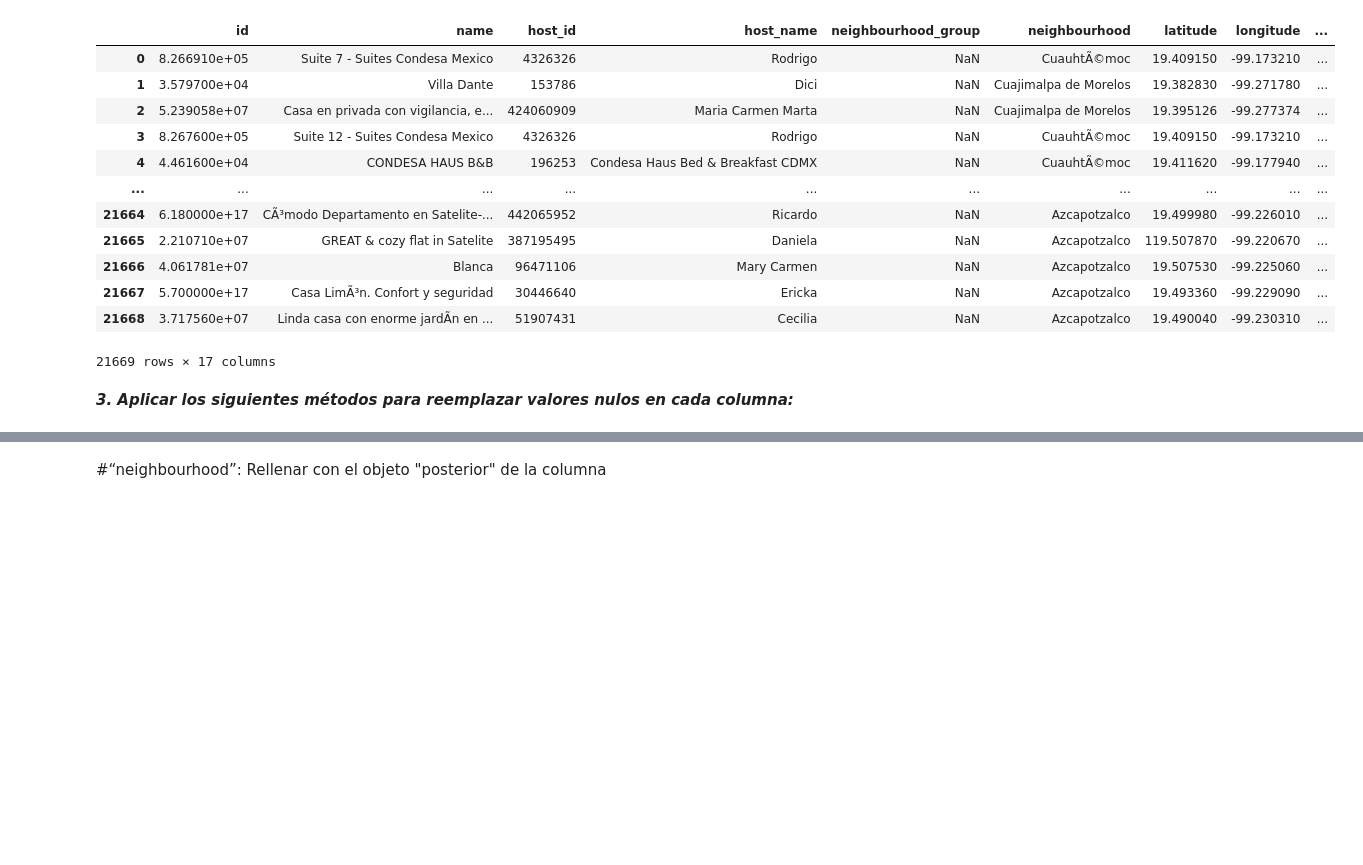
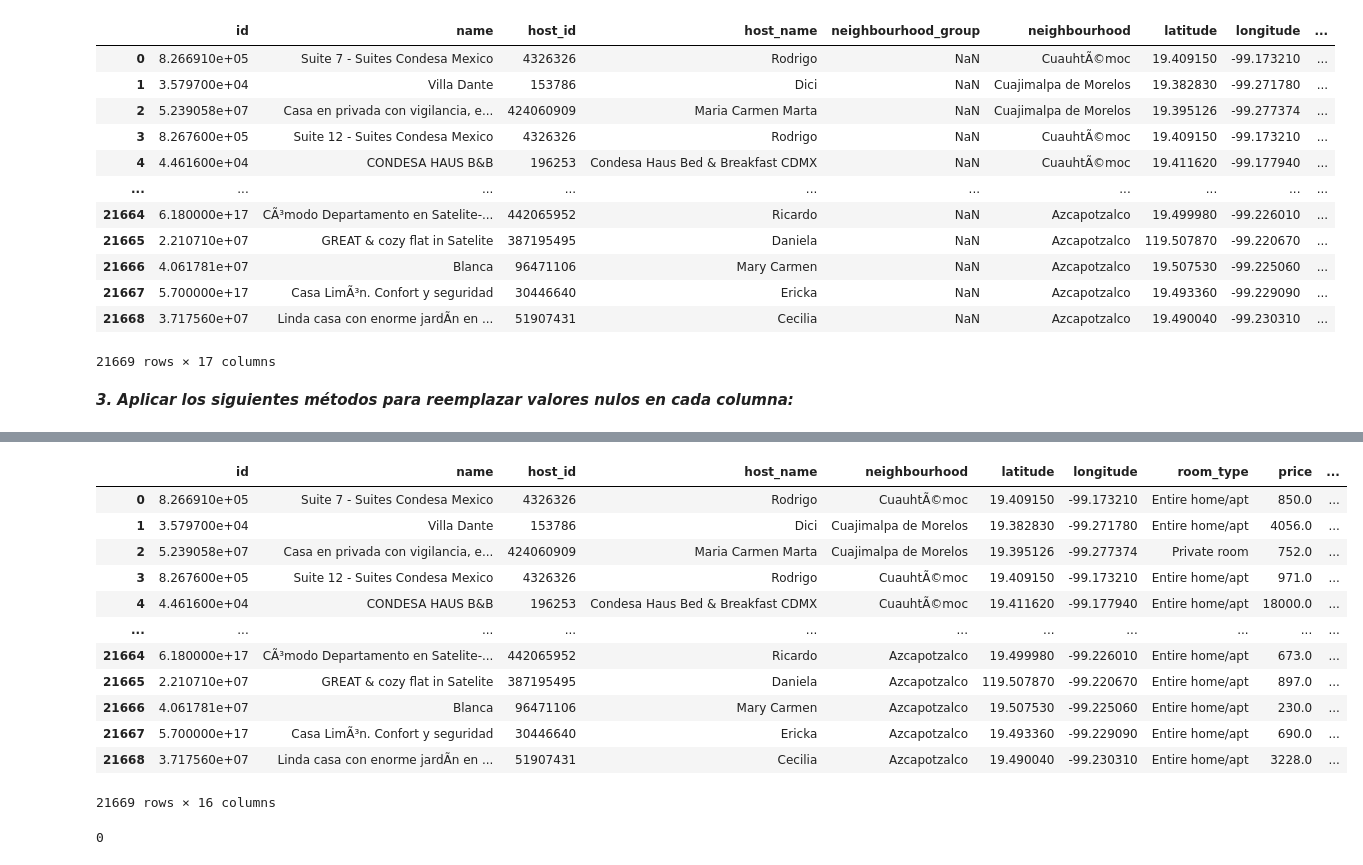
Before and after one commit to rodrigoruizteodoro/AIRBNB_ETAPA1, a Jupyter notebook: AIRBNB.ipynb, the cells around one changed output, grey strips where cells are left out. Drawn from its saved outputs; the diff is of its cells as text; code cells hidden in the pictures; blank space fills up the shorter version.

Commit message:
Nulos

```diff
--- a/AIRBNB.ipynb
+++ b/AIRBNB.ipynb
@@ -40,6 +49,78 @@ data1
+# %%
+#“host_name”: Rellenar con el objeto "anterior" de la columna
+data["host_name"] =data["host_name"].fillna(method="bfill")
+data
+
+#“neighbourhood”: Rellenar con el objeto "posterior" de la columna
+data["neighbourhood"] =data["neighbourhood"].fillna(method="ffill")
+data
+
+#“latitude ”: Rellenar con el valor de “Media” de la columna
+mean_latitude=data['latitude'].mean()
+data['latitude'].fillna(value=mean_latitude, inplace=True)
+
+#“longitude”: Rellenar con el valor de “Mediana” de la columna
+mean_longitude=data['longitude'].median()
+data['longitude'].fillna(value=mean_longitude, inplace=True)
+
+#“room_type”: Rellenar con el string “Private room”
+data["room_type"] =data["room_type"].fillna("Private_room")
+data
+
+#“price”: Rellenar con el valor de “Media” de la columna
+mean_price=data['price'].mean()
+data['price'].fillna(value=mean_price, inplace=True)
+
+#“minimum_nights”: Rellenar con el valor de “1”
+data["minimum_nights"] =data["minimum_nights"].fillna(1)
+data
+
+#"number_of_reviews": Rellenar con el valor de “0”
+data["number_of_reviews"] =data["number_of_reviews"].fillna(0)
+data
+
+#"last_review":Rellenar con el objeto "31/12/2022" de la columna
+data["last_review"] =data["last_review"].fillna("31/12/2022")
+data
+
+#"reviews_per_month": Rellenar con el valor de “Media” de la columna
+mean_reviews_per_month=data['reviews_per_month'].mean()
+data['reviews_per_month'].fillna(value=mean_reviews_per_month, inplace=True)
+
+#"calculated_host_listings_count": Rellenar con el valor de “1”
+data["calculated_host_listings_count"] =data["calculated_host_listings_count"].fillna(1)
+data
+
+#"availability_365" y "number of reviews ltm": Rellenar con el objeto "anterior" de cada columna respectivamente.
+data["availability_365"] =data["availability_365"].fillna(method="bfill")
+data
+
+data["number_of_reviews_ltm"] =data["number_of_reviews_ltm"].fillna(method="bfill")
+data
+
+#Se elimina la columna "neighbourhood_group " ya que no existe ningún valor para los 21669 datos
+data=data.drop(['neighbourhood_group'],axis=1)
+
+#Se rellena la comuna "name" con el texto "Hermoso depa en Cancún"
+data["name"] =data["name"].fillna("Hermoso depa en Cancún")
+data
+# %% [output]
+|  | id | name | host_id | host_name | neighbourhood | latitude | longitude | room_type | price | ... |
+| 0 | 8.266910e+05 | Suite 7 - Suites Condesa Mexico | 4326326 | Rodrigo | CuauhtÃ©moc | 19.409150 | -99.173210 | Entire home/apt | 850.0 | ... |
+| 1 | 3.579700e+04 | Villa Dante | 153786 | Dici | Cuajimalpa de Morelos | 19.382830 | -99.271780 | Entire home/apt | 4056.0 | ... |
+| 2 | 5.239058e+07 | Casa en privada con vigilancia, e... | 424060909 | Maria Carmen Marta | Cuajimalpa de Morelos | 19.395126 | -99.277374 | Private room | 752.0 | ... |
+| 3 | 8.267600e+05 | Suite 12 - Suites Condesa Mexico | 4326326 | Rodrigo | CuauhtÃ©moc | 19.409150 | -99.173210 | Entire home/apt | 971.0 | ... |
+| 4 | 4.461600e+04 | CONDESA HAUS B&B | 196253 | Condesa Haus Bed & Breakfast CDMX | CuauhtÃ©moc | 19.411620 | -99.177940 | Entire home/apt | 18000.0 | ... |
+| ... | ... | ... | ... | ... | ... | ... | ... | ... | ... | ... |
+| 21664 | 6.180000e+17 | CÃ³modo Departamento en Satelite-... | 442065952 | Ricardo | Azcapotzalco | 19.499980 | -99.226010 | Entire home/apt | 673.0 | ... |
+| 21665 | 2.210710e+07 | GREAT & cozy flat in Satelite | 387195495 | Daniela | Azcapotzalco | 119.507870 | -99.220670 | Entire home/apt | 897.0 | ... |
+| 21666 | 4.061781e+07 | Blanca | 96471106 | Mary Carmen | Azcapotzalco | 19.507530 | -99.225060 | Entire home/apt | 230.0 | ... |
+| 21667 | 5.700000e+17 | Casa LimÃ³n. Confort y seguridad | 30446640 | Ericka | Azcapotzalco | 19.493360 | -99.229090 | Entire home/apt | 690.0 | ... |
+| 21668 | 3.717560e+07 | Linda casa con enorme jardÃ­n en ... | 51907431 | Cecilia | Azcapotzalco | 19.490040 | -99.230310 | Entire home/apt | 3228.0 | ... |
+21669 rows × 16 columns
 # %%
-#Corroboramos valores nulos
-valores_nulos=data1.isnull().sum()
+#Vemos que ya no tenemps valores nulos en nuestro dataframe
+valores_nulos=data.isnull().sum().sum()
 valores_nulos
+# %% [output]
+0
-# %% [markdown]
-#“neighbourhood”: Rellenar con el objeto "posterior" de la columna
```
Also changed, not shown: parts of 10 cells of this notebook.
